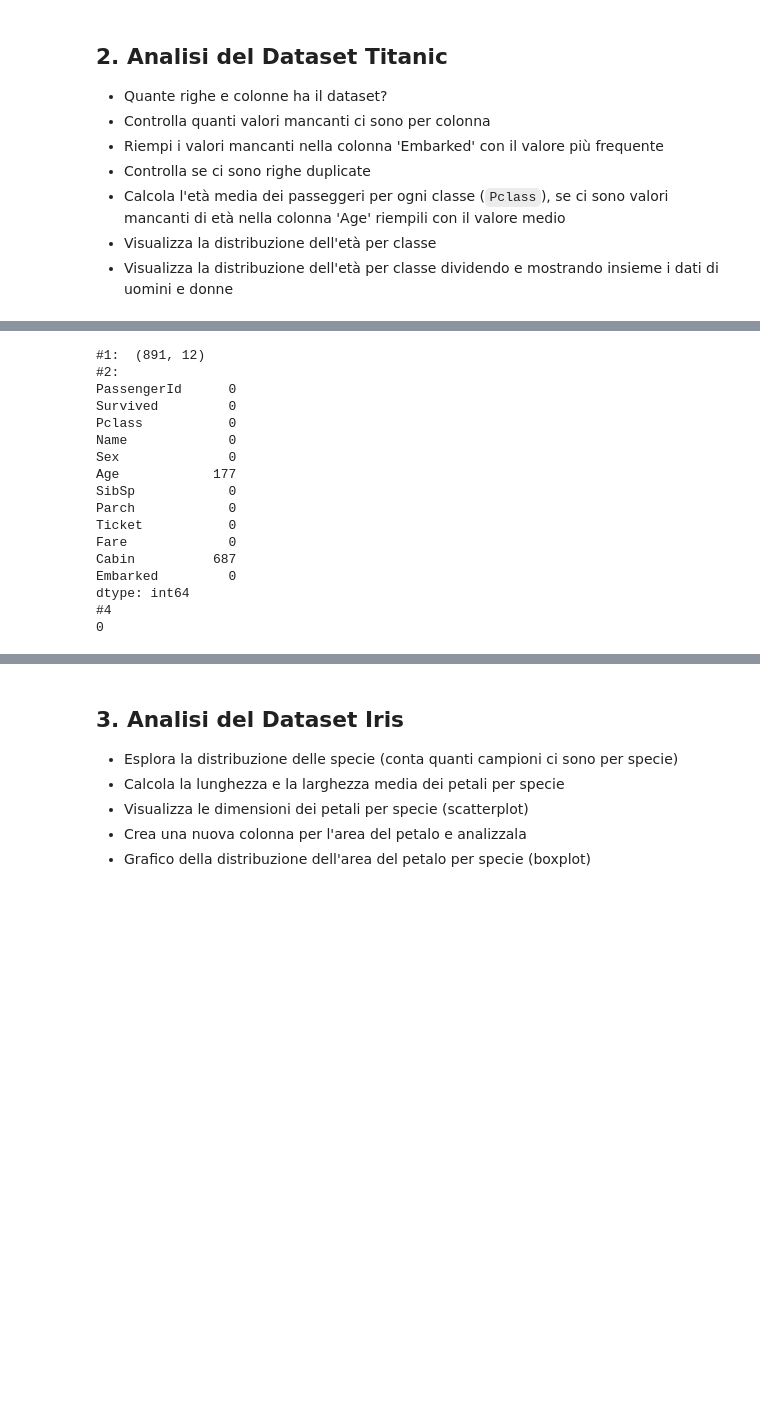
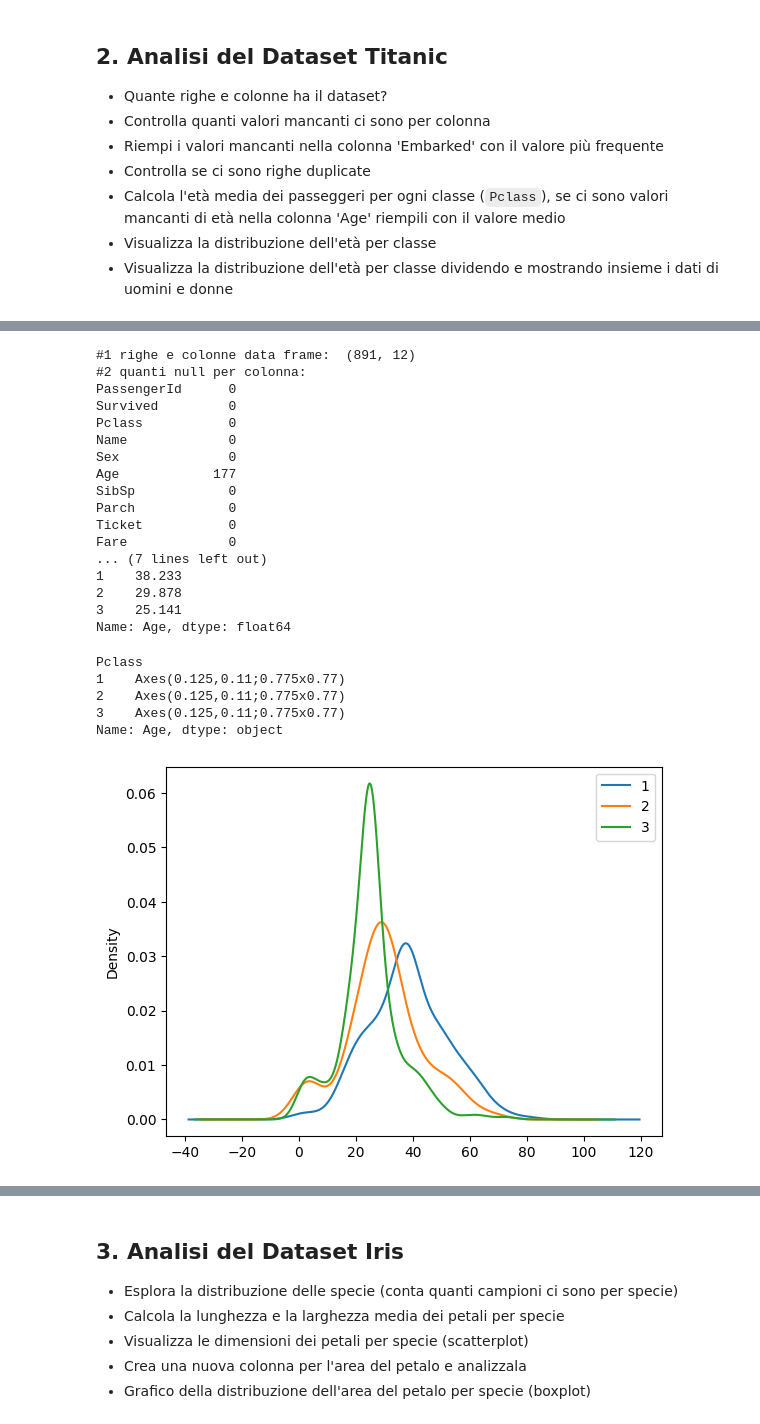
Before and after one commit to marinollilorenzo/programmazione_laboratorio, a Jupyter notebook: lab_2/lezione_5/5.4_Esercizi_lez_5.ipynb, the cells around one changed output, grey strips where cells are left out. Cells and saved outputs as stored; diff of their text form; code cells hidden in the pictures; blank space fills up the shorter version.

```diff
--- a/lab_2/lezione_5/5.4_Esercizi_lez_5.ipynb
+++ b/lab_2/lezione_5/5.4_Esercizi_lez_5.ipynb
@@ -57,9 +57,12 @@ most_common = df["Embarked"].mode()[0]
 df['Embarked'] = df['Embarked'].fillna(most_common)
 print("#4 Numero di duplicati")
 print(df.duplicated().sum())
+print("#5. Età media dei passeggeri per ogni classe")
+df['Age'] = df['Age'].fillna(df.groupby('Pclass')['Age'].transform('mean'))
+print(df.groupby(by="Pclass")['Age'].mean().round(3))
 # %% [output]
-#1:  (891, 12)
-#2:
+#1 righe e colonne data frame:  (891, 12)
+#2 quanti null per colonna:
 PassengerId      0
 Survived         0
 Pclass           0
@@ -70,8 +73,17 @@ SibSp            0
 Parch            0
 Ticket           0
 Fare             0
-Cabin          687
-Embarked         0
-dtype: int64
-#4
-0
+... (7 lines left out)
+1    38.233
+2    29.878
+3    25.141
+Name: Age, dtype: float64
+# %%
+df.groupby('Pclass')['Age'].plot.kde(legend=True)
+# %% [output]
+Pclass
+1    Axes(0.125,0.11;0.775x0.77)
+2    Axes(0.125,0.11;0.775x0.77)
+3    Axes(0.125,0.11;0.775x0.77)
+Name: Age, dtype: object
+[figure, added]
```
Also changed, not shown: parts of 9 cells of this notebook.
